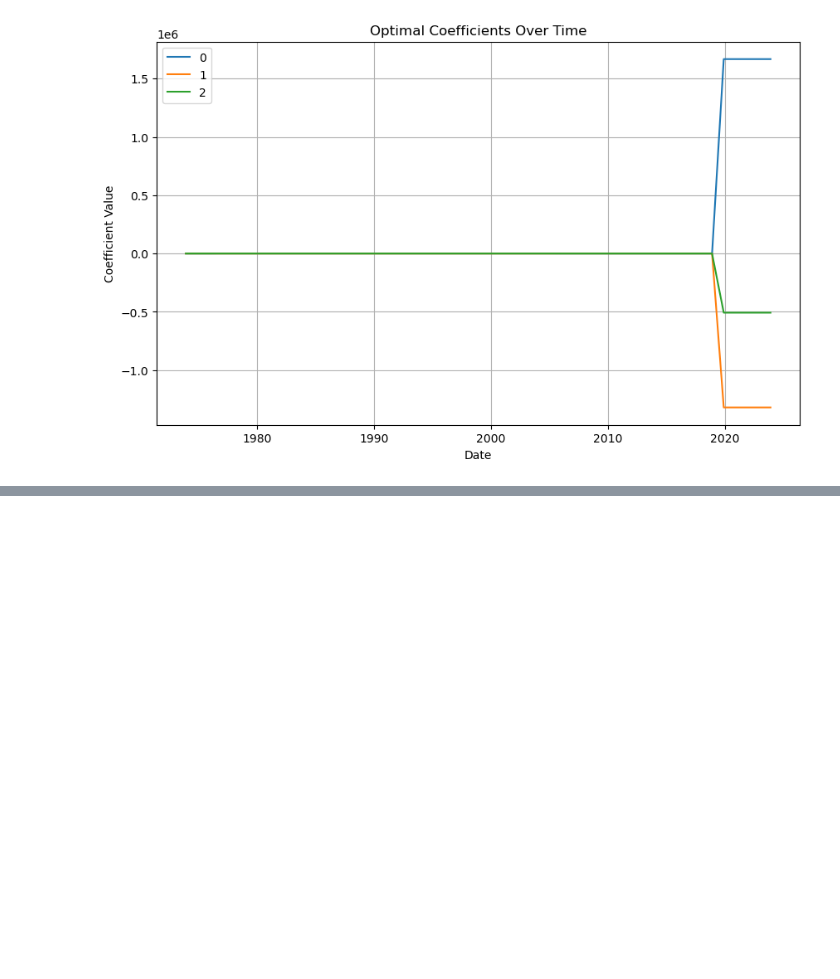
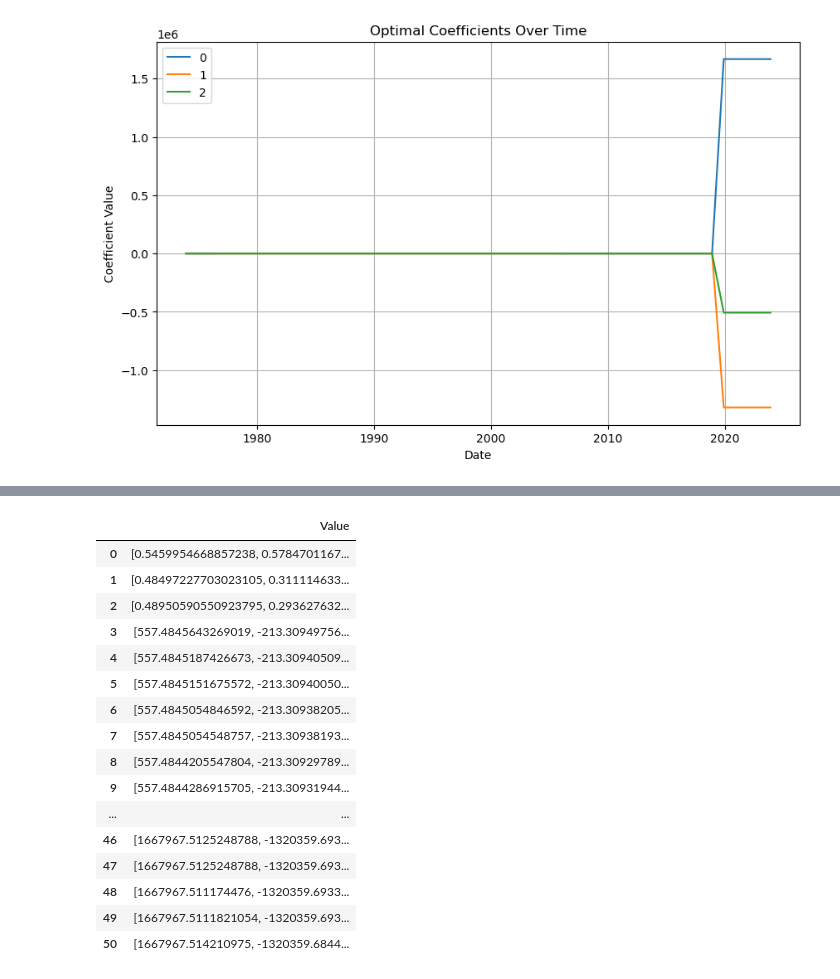
Before and after one commit to DominicPrenovost/TP2-PF-management, a Jupyter notebook: QuestionC3.ipynb, the cells around one changed output, grey strips where cells are left out. Cells and saved outputs as stored; diff of their text form; code cells hidden in the pictures; blank space fills up the shorter version.

```diff
--- a/QuestionC3.ipynb
+++ b/QuestionC3.ipynb
@@ -398,0 +372,24 @@ optimal_betas
+# %%
+optimal_betas_values = list(optimal_betas.values())
+optimal_betas_values
+
+df_test = pd.Series(optimal_betas_values).to_frame('Value')
+df_test
+# %% [output]
+|  | Value |
+| 0 | [0.5459954668857238, 0.5784701167... |
+| 1 | [0.48497227703023105, 0.311114633... |
+| 2 | [0.48950590550923795, 0.293627632... |
+| 3 | [557.4845643269019, -213.30949756... |
+| 4 | [557.4845187426673, -213.30940509... |
+| 5 | [557.4845151675572, -213.30940050... |
+| 6 | [557.4845054846592, -213.30938205... |
+| 7 | [557.4845054548757, -213.30938193... |
+| 8 | [557.4844205547804, -213.30929789... |
+| 9 | [557.4844286915705, -213.30931944... |
+| ... | ... |
+| 46 | [1667967.5125248788, -1320359.693... |
+| 47 | [1667967.5125248788, -1320359.693... |
+| 48 | [1667967.511174476, -1320359.6933... |
+| 49 | [1667967.5111821054, -1320359.693... |
+| 50 | [1667967.514210975, -1320359.6844... |
```
Also changed, not shown: parts of 7 cells of this notebook.
